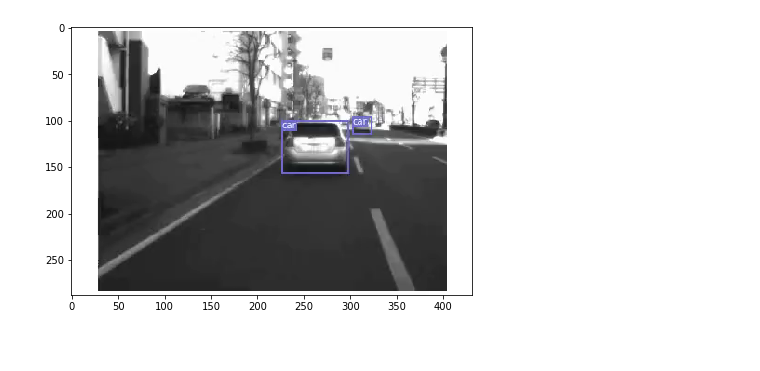
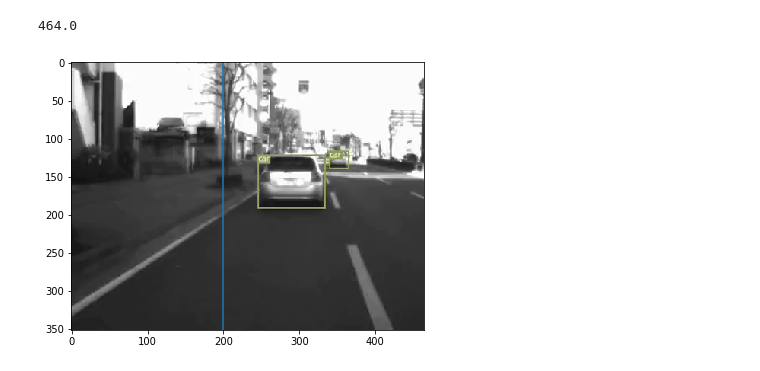
Before and after one commit to dumbPy/SceneR2, a Jupyter notebook: Notebooks/Video_Pipeline.ipynb, the cells around one changed output. Drawn from its saved outputs; the diff is of its cells as text; code cells hidden in the pictures.

```diff
--- a/Notebooks/Video_Pipeline.ipynb
+++ b/Notebooks/Video_Pipeline.ipynb
@@ -44,3 +42,5 @@ vid_path = pip.vid2vid("../data/Daimler/100_vids/videos/20170207_061253_Video.mp
+# %%
+vid_path = '../data/Daimler/100_vids/object_detection/20170207_061253_Video.mp4'
 # %%
 Video(vid_path)
 # %% [output]
@@ -48,7 +48,11 @@ Video(vid_path)
 # %%
 for f in imageio.get_reader(vid_path):
     plt.imshow(f)
     plt.tight_layout(pad=0)
+    plt.axvline(200)
+    print(np.diff(plt.xlim())[0])
+
     break
 # %% [output]
+464.0
-[figure, old version]
+[figure, new version]
```
Also changed, not shown: parts of 16 cells of this notebook, 7 other files.
